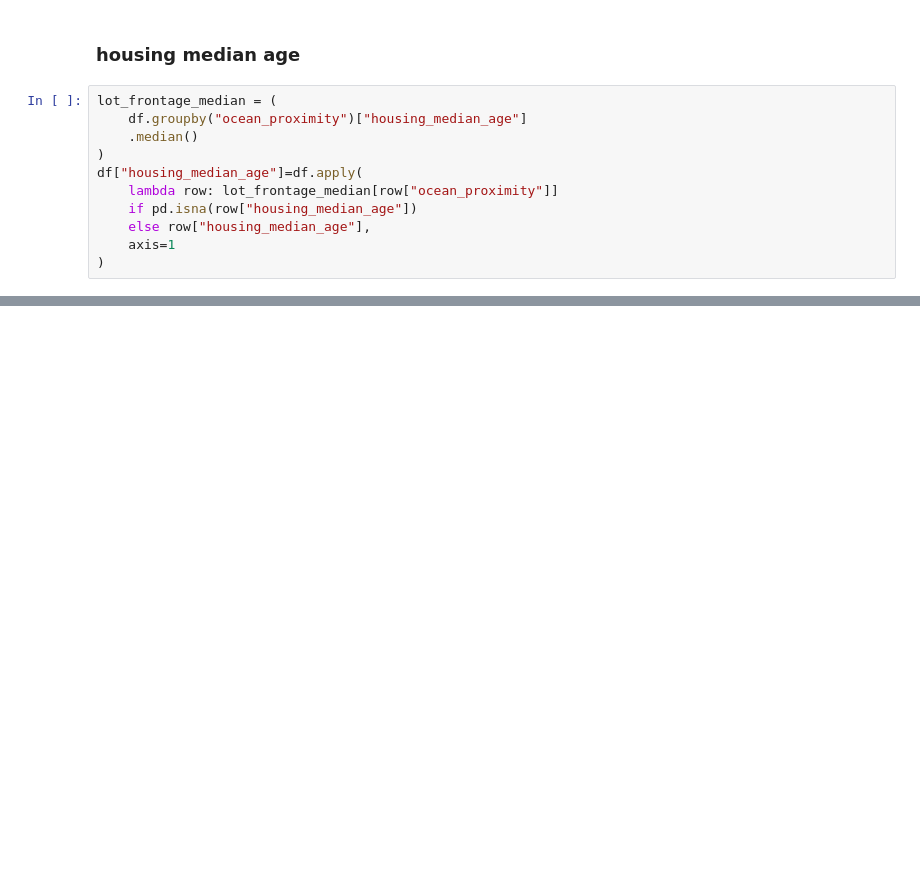
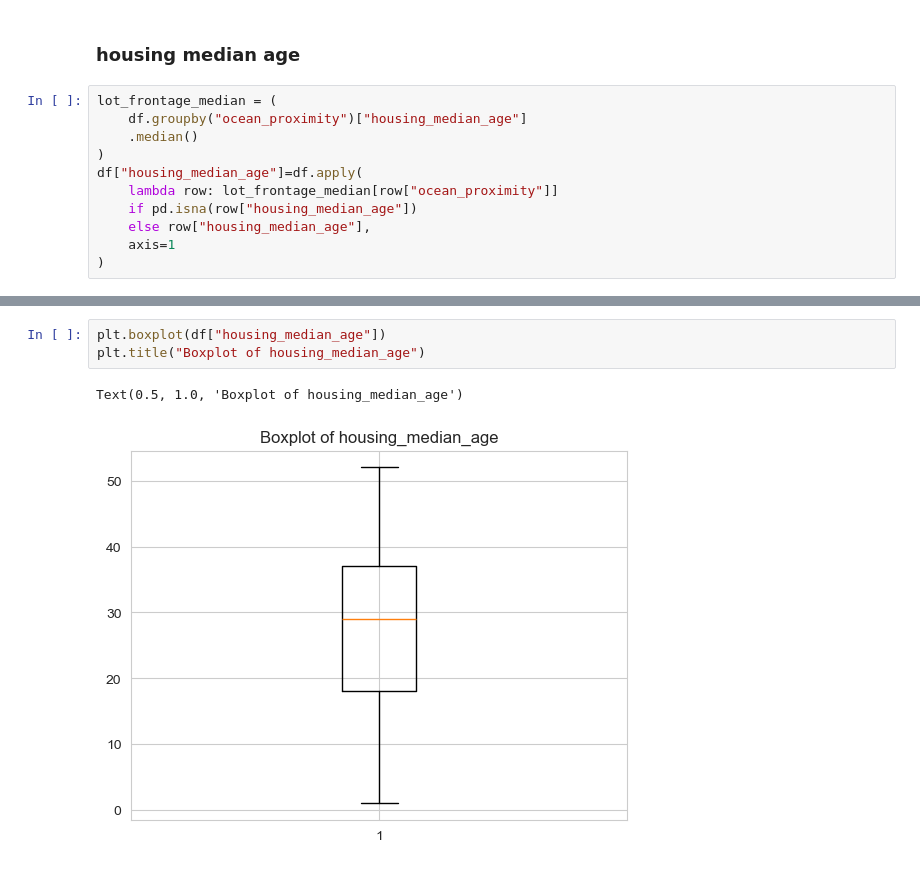
Before and after one commit to Biswajeet111/ML-Codes, a Jupyter notebook: Applied-ML/A2_Notebook.ipynb, the cells around one changed output, grey strips where cells are left out. Saved outputs shown, nothing was run; the diff lists cells and outputs as text; blank space fills up the shorter version.

```diff
--- a/Applied-ML/A2_Notebook.ipynb
+++ b/Applied-ML/A2_Notebook.ipynb
@@ -97,0 +117,6 @@ df["housing_median_age"]=df.apply(
+# %%
+plt.boxplot(df["housing_median_age"])
+plt.title("Boxplot of housing_median_age")
+# %% [output]
+Text(0.5, 1.0, 'Boxplot of housing_median_age')
+[figure, added]
```
Also changed, not shown: parts of 4 cells of this notebook, 1 other file.
